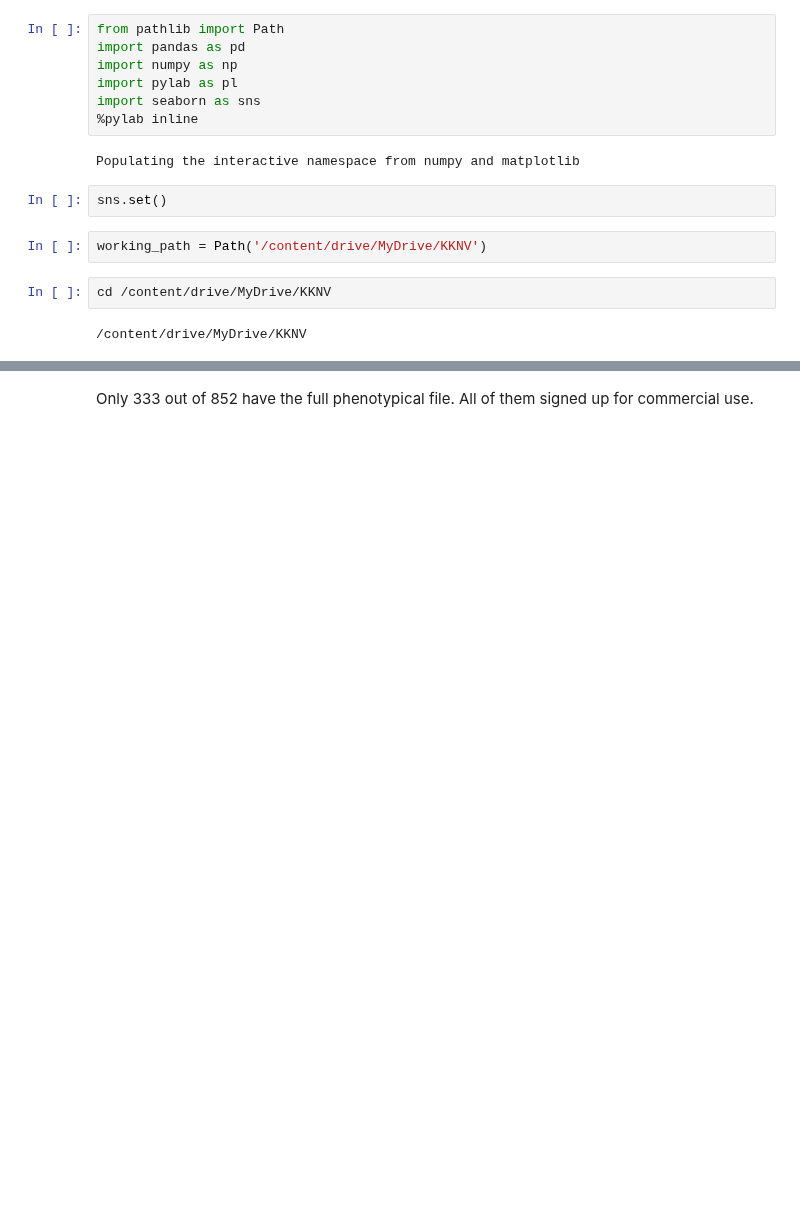
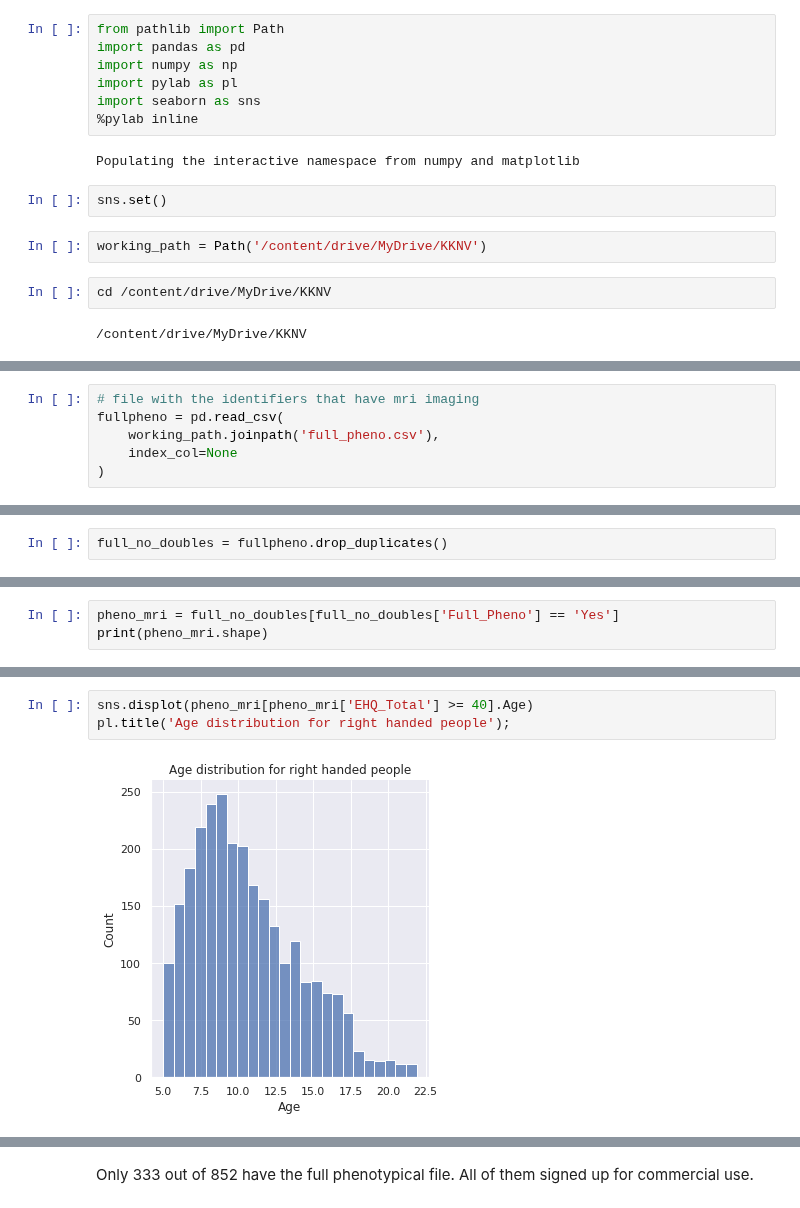
Before and after one commit to cristinarainich/Child-Mind-Institute-Project, a Jupyter notebook: Pheno_data.ipynb, the cells around one changed output, grey strips where cells are left out. Cells and saved outputs as stored; diff of their text form; blank space fills up the shorter version.

```diff
--- a/Pheno_data.ipynb
+++ b/Pheno_data.ipynb
@@ -28,0 +91,6 @@ CMIHBN_pheno_R8.csv  Pheno.csv  Query1.csv
+# %%
+# file with the identifiers that have mri imaging
+fullpheno = pd.read_csv(
+    working_path.joinpath('full_pheno.csv'),
+    index_col=None
+)
@@ -28,0 +128,2 @@ CMIHBN_pheno_R8.csv  Pheno.csv  Query1.csv
+# %%
+full_no_doubles = fullpheno.drop_duplicates()
@@ -28,0 +153,3 @@ CMIHBN_pheno_R8.csv  Pheno.csv  Query1.csv
+# %%
+pheno_mri = full_no_doubles[full_no_doubles['Full_Pheno'] == 'Yes']
+print(pheno_mri.shape)
@@ -28,0 +173,5 @@ CMIHBN_pheno_R8.csv  Pheno.csv  Query1.csv
+# %%
+sns.displot(pheno_mri[pheno_mri['EHQ_Total'] >= 40].Age)
+pl.title('Age distribution for right handed people');
+# %% [output]
+[figure, added]
```
Also changed, not shown: parts of 56 cells of this notebook.
